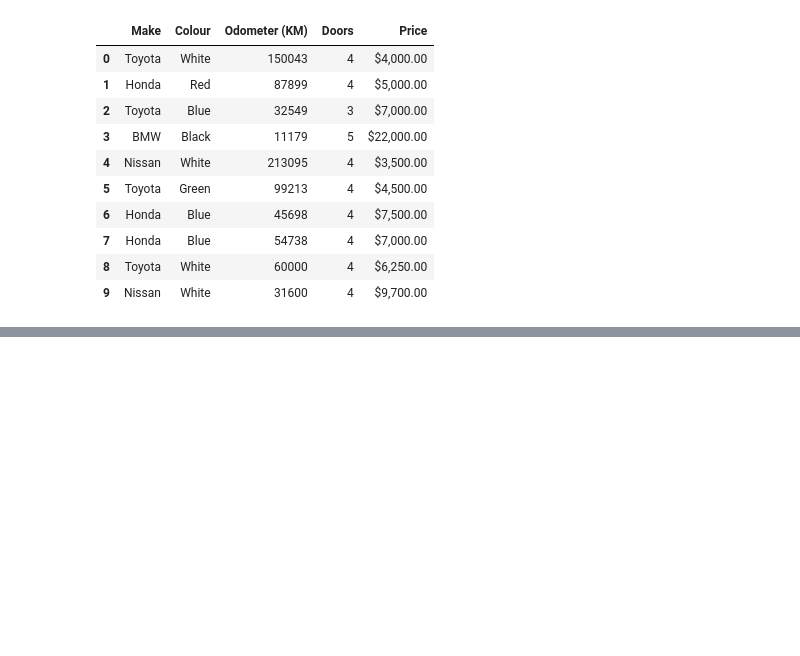
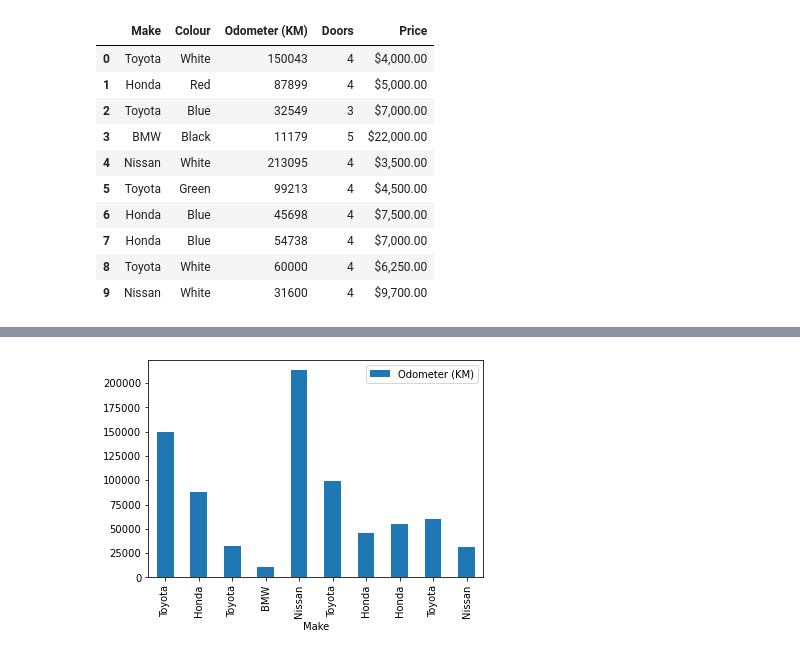
Before and after one commit to molchoun/learning-machine-learning, a Jupyter notebook: matplotlib/matplotlib-introduction.ipynb, the cells around one changed output, grey strips where cells are left out. Saved outputs shown, nothing was run; the diff lists cells and outputs as text; code cells hidden in the pictures; blank space fills up the shorter version.

```diff
--- a/matplotlib/matplotlib-introduction.ipynb
+++ b/matplotlib/matplotlib-introduction.ipynb
@@ -253,0 +312,4 @@ car_sales.plot(x="Sale Date", y="Total Sales");
+# %%
+car_sales.plot(x="Make", y="Odometer (KM)", kind="bar");
+# %% [output]
+[figure, added]
```
Also changed, not shown: parts of 41 cells of this notebook.
